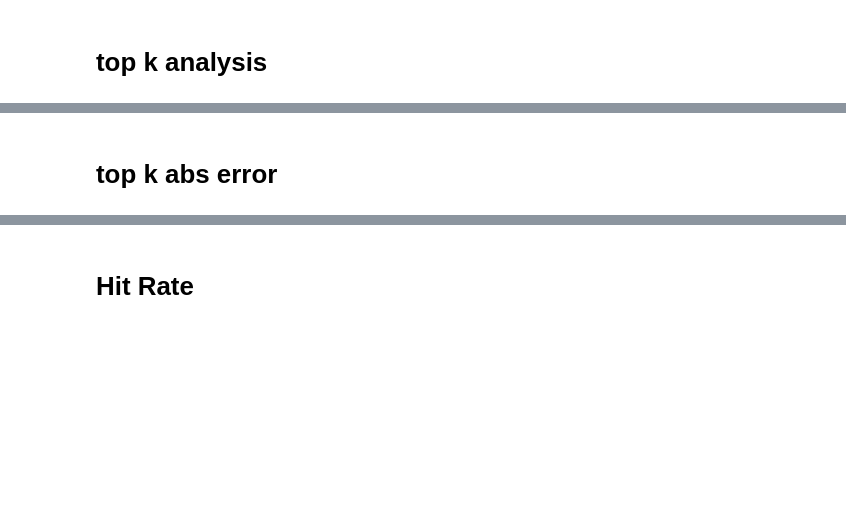
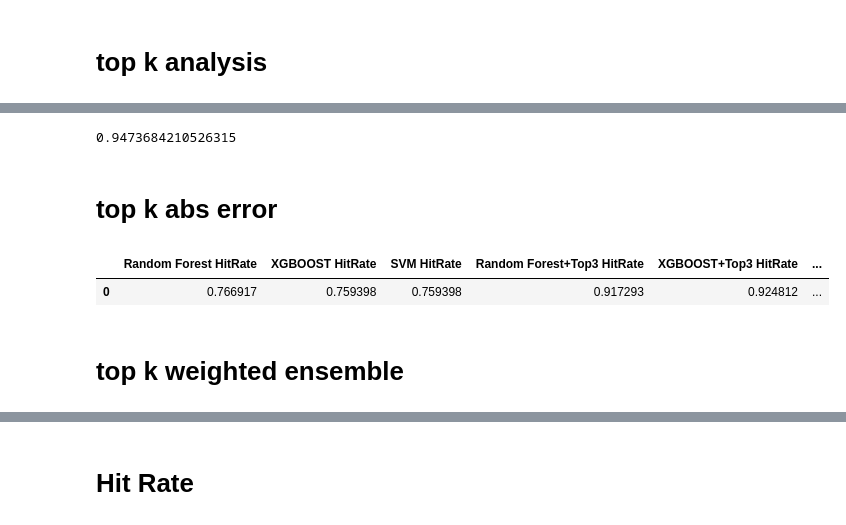
Before and after one commit to Bachega/lequa2024_workshop, a Jupyter notebook: recommender_ENSEMBLE.ipynb, the cells around one changed output, grey strips where cells are left out. Drawn from its saved outputs; the diff is of its cells as text; code cells hidden in the pictures; blank space fills up the shorter version.

Commit message:
Ensemble ponderado (Top3 e Top5) gerado; experiment_table e recommender_hit_rate_table atualizadas.

```diff
--- a/recommender_ENSEMBLE.ipynb
+++ b/recommender_ENSEMBLE.ipynb
@@ -490,3 +592,7 @@ svr_top_hit_rate = np.mean(svr_top_hit_list)
+# %%
+rf_top_hit_rate
+# %% [output]
+0.9473684210526315
 # %% [markdown]
 # top k abs error
 # %%
@@ -504,3 +610,10 @@ svr_top_hit_rate = np.mean(svr_top_hit_list)
 #         index += 1
 # %%
 experiment_table = pd.read_csv('./experiment_tables/def_experiment_tables/experiment_table.csv')
+# %%
+hh = pd.read_csv('./recommender_hit_table/recommender_hit_rate_table.csv')
+# %%
+hh
+# %% [output]
+|  | Random Forest HitRate | XGBOOST HitRate | SVM HitRate | Random Forest+Top3 HitRate | XGBOOST+Top3 HitRate | ... |
+| 0 | 0.766917 | 0.759398 | 0.759398 | 0.917293 | 0.924812 | ... |
@@ -506,0 +634,2 @@ experiment_table = pd.read_csv('./experiment_tables/def_experiment_tables/experi
+# %% [markdown]
+# top k weighted ensemble
```
Also changed, not shown: parts of 9 cells of this notebook, 4 other files.
